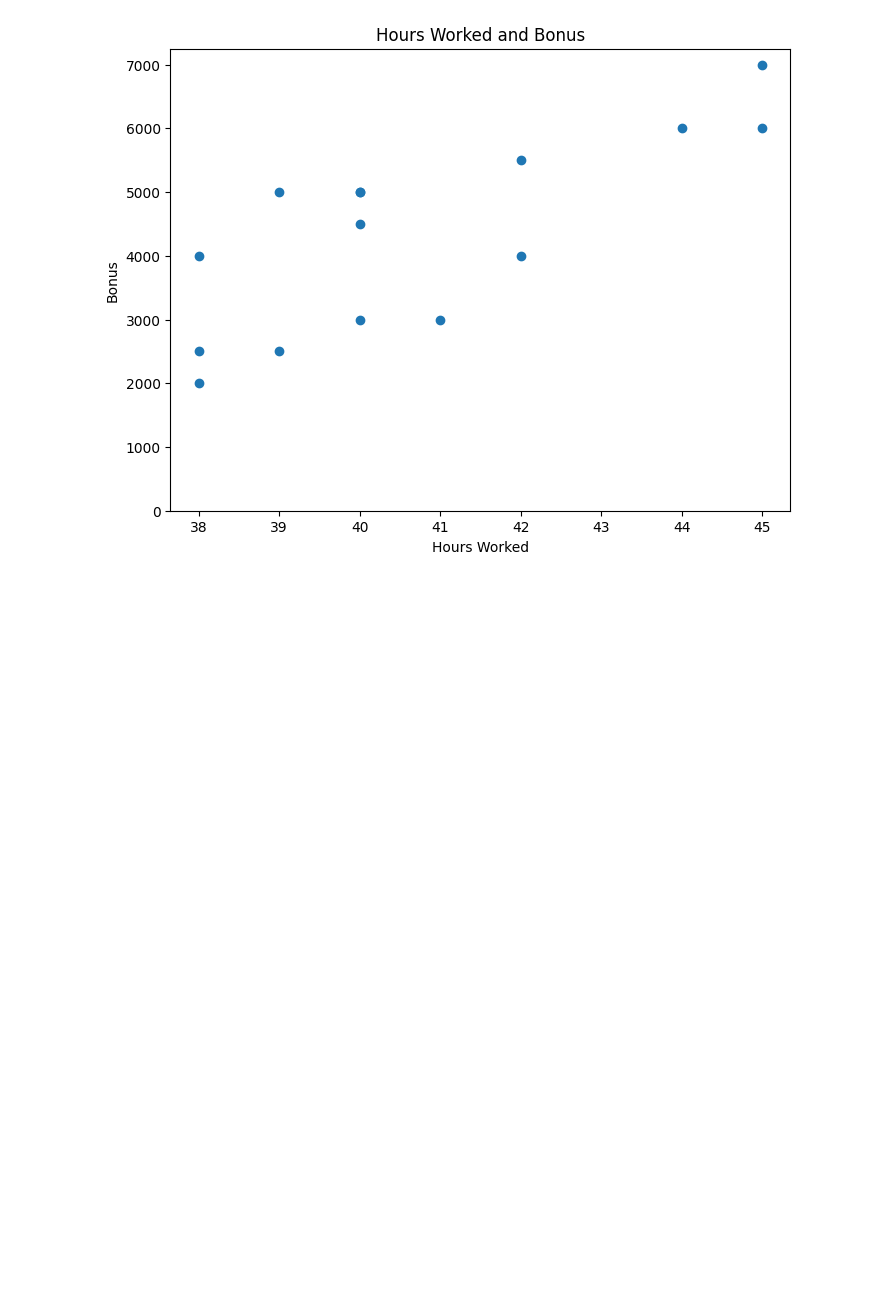
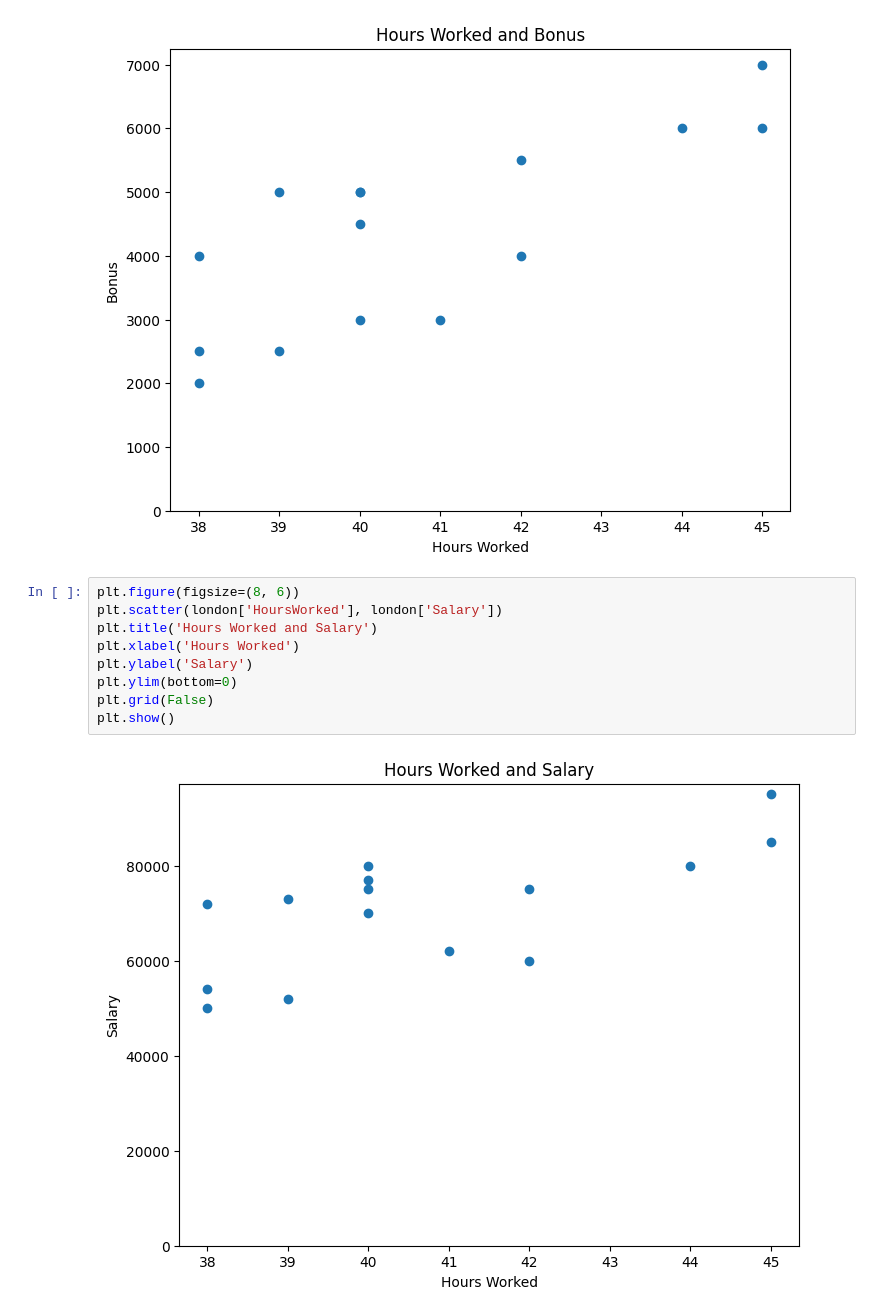
Before and after one commit to WindsorTree/Plotting-Practice, a Jupyter notebook: Plotting_Examples.ipynb, the cells around one changed output. Drawn from its saved outputs; the diff is of its cells as text; blank space fills up the shorter version.

Commit message:
Added plot hours worked and salary

```diff
--- a/Plotting_Examples.ipynb
+++ b/Plotting_Examples.ipynb
@@ -52,3 +52,14 @@ plt.grid(False)
 plt.show()
 # %% [output]
 [figure]
+# %%
+plt.figure(figsize=(8, 6))
+plt.scatter(london['HoursWorked'], london['Salary'])
+plt.title('Hours Worked and Salary')
+plt.xlabel('Hours Worked')
+plt.ylabel('Salary')
+plt.ylim(bottom=0)
+plt.grid(False)
+plt.show()
+# %% [output]
+[figure, added]
```
